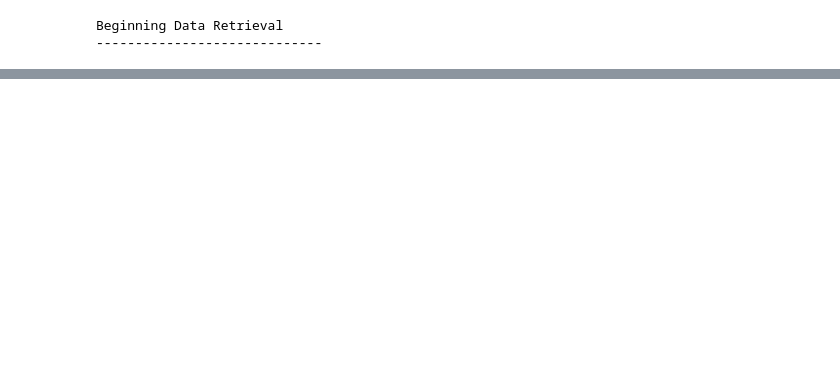
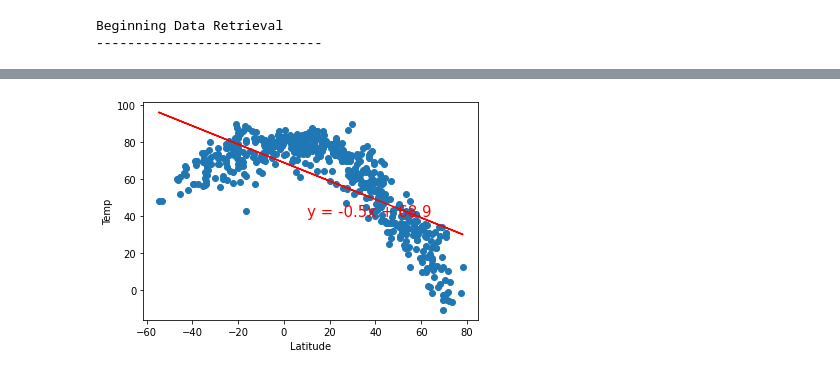
Before and after one commit to weiweiVV/World_Weather_Analysis, a Jupyter notebook: WeatherPy.ipynb, the cells around one changed output, grey strips where cells are left out. Saved outputs shown, nothing was run; the diff lists cells and outputs as text; code cells hidden in the pictures; blank space fills up the shorter version.

```diff
--- a/WeatherPy.ipynb
+++ b/WeatherPy.ipynb
@@ -271,0 +272,26 @@ plt.show()
+# %%
+# 6.4.2 Find the Correlation Between Latitude and Maximum Temperature
+
+# Import linear regression from the SciPy stats module.
+from scipy.stats import linregress
+
+# Perform linear regression.
+(slope, intercept, r_value, p_value, std_err) = linregress(lats, max_temps)
+
+# Calculate the regression line "y values" from the slope and intercept.
+regress_values = lats * slope + intercept
+
+# Get the equation of the line.
+line_eq = "y = " + str(round(slope,2)) + "x + " + str(round(intercept,2))
+
+# Create a scatter plot of the x and y values.
+plt.scatter(lats,max_temps)
+# Plot the regression line with the x-values and the y coordinates based on the intercept and slope.
+plt.plot(lats,regress_values,"r")
+# Annotate the text for the line equation and add its coordinates.
+plt.annotate(line_eq, (10,40), fontsize=15, color="red")
+plt.xlabel('Latitude')
+plt.ylabel('Temp')
+plt.show()
+# %% [output]
+[figure, added]
```
Also changed, not shown: parts of 25 cells of this notebook, 5 other files.
